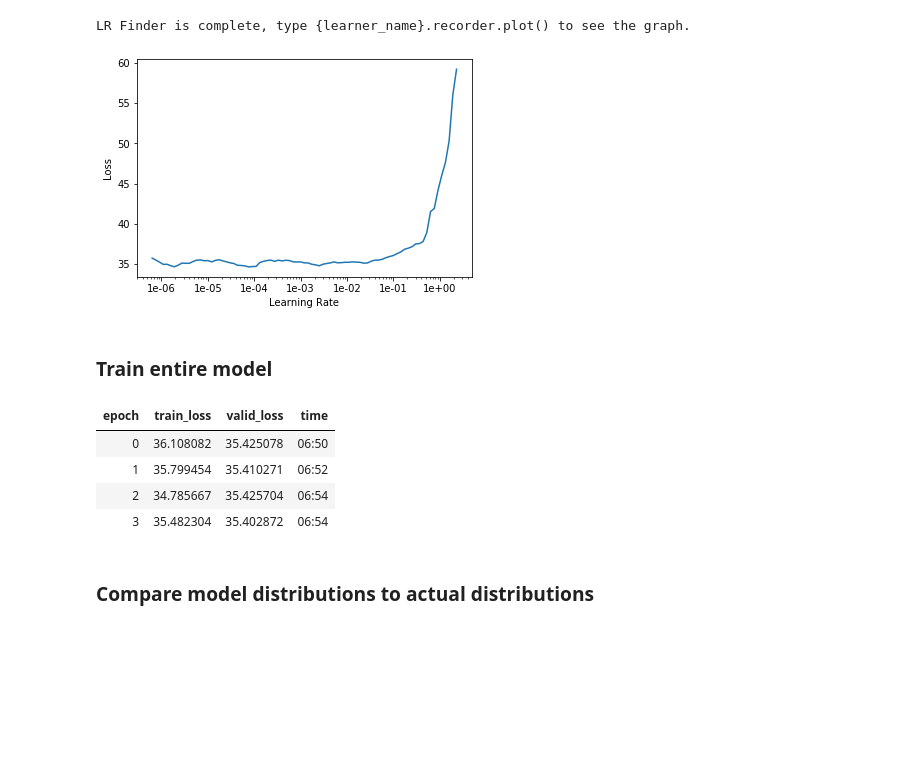
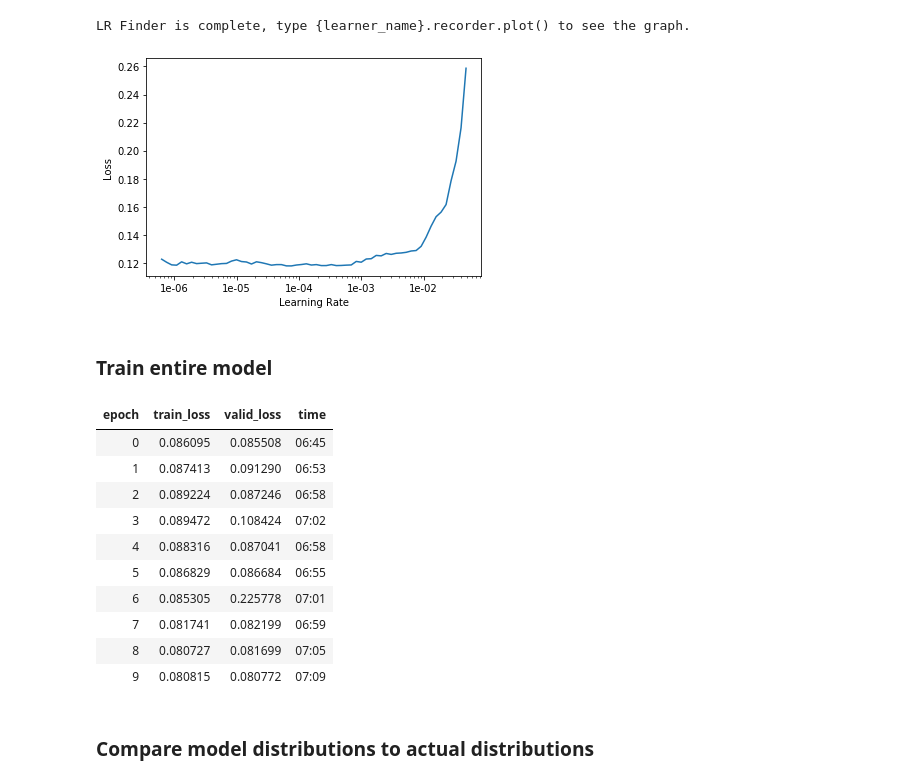
Before and after one commit to vishal-kvn/nima, a Jupyter notebook: nima.ipynb, the cells around one changed output. Saved outputs shown, nothing was run; the diff lists cells and outputs as text; code cells hidden in the pictures; blank space fills up the shorter version.

```diff
--- a/nima.ipynb
+++ b/nima.ipynb
@@ -138,6 +136,7 @@ class NimaLabelList(CategoryList):
     def get(self, i):
         dist = scores_map[self.items[i]]
         dist = np.array(dist.split(' '), dtype=float)
+        dist = dist/dist.sum()
         return dist
 # %%
 func = lambda o: o.split('/')[1]
@@ -193,7 +192,14 @@ def emd(y_hat, y):
 ## Transfer Learning using Mobilenet V2
 # %%
 # learn = cnn_learner(data, models.resnet34, metrics=error_rate)
-learner = cnn_learner(data, models.mobilenet_v2, pretrained=True, loss_func=emd) #metrics=[accuracy]
+learner = cnn_learner(
+    data,
+    models.mobilenet_v2,
+    pretrained=True,
+    loss_func=emd,
+    ps=0.75,
+    #opt_func=optim.SGD
+)
 # %%
 y_hat = learner.model(x)
 # %%
@@ -219,7 +225,7 @@ learner.loss_func
 ### Freeze Mobilenet Layers and train only the last layer
 # %%
 with gpu_mem_restore_ctx():
-    learner.fit_one_cycle(4)
+    learner.fit_one_cycle(1)
     #learner.fit(2, lr=[3e-7,3e-7, 3e-6]) # discriminative learning rates
 # %% [output]
 | epoch | train_loss | valid_loss | time |
@@ -239,20 +242,26 @@ LR Finder is complete, type {learner_name}.recorder.plot() to see the graph.
 # %%
 learner.recorder.plot()
 # %% [output]
-[figure, old version]
+[figure, new version]
 # %% [markdown]
 ### Train entire model
 # %%
 learner.unfreeze()
 with gpu_mem_restore_ctx():
-    learner.fit_one_cycle(4, max_lr=slice(3e-7,3e-6))
+    learner.fit_one_cycle(10, 3e-3)
     # learner.fit(5, lr=[3e-7,3e-7, 3e-6]) # discriminative learning rates
 # %% [output]
 | epoch | train_loss | valid_loss | time |
-| 0 | 36.108082 | 35.425078 | 06:50 |
-| 1 | 35.799454 | 35.410271 | 06:52 |
-| 2 | 34.785667 | 35.425704 | 06:54 |
-| 3 | 35.482304 | 35.402872 | 06:54 |
+| 0 | 0.086095 | 0.085508 | 06:45 |
+| 1 | 0.087413 | 0.091290 | 06:53 |
+| 2 | 0.089224 | 0.087246 | 06:58 |
+| 3 | 0.089472 | 0.108424 | 07:02 |
+| 4 | 0.088316 | 0.087041 | 06:58 |
+| 5 | 0.086829 | 0.086684 | 06:55 |
+| 6 | 0.085305 | 0.225778 | 07:01 |
+| 7 | 0.081741 | 0.082199 | 06:59 |
+| 8 | 0.080727 | 0.081699 | 07:05 |
+| 9 | 0.080815 | 0.080772 | 07:09 |
 # %%
 learner.save('stage-2')
 # %%
```
Also changed, not shown: parts of 9 cells of this notebook, 2 other files.
